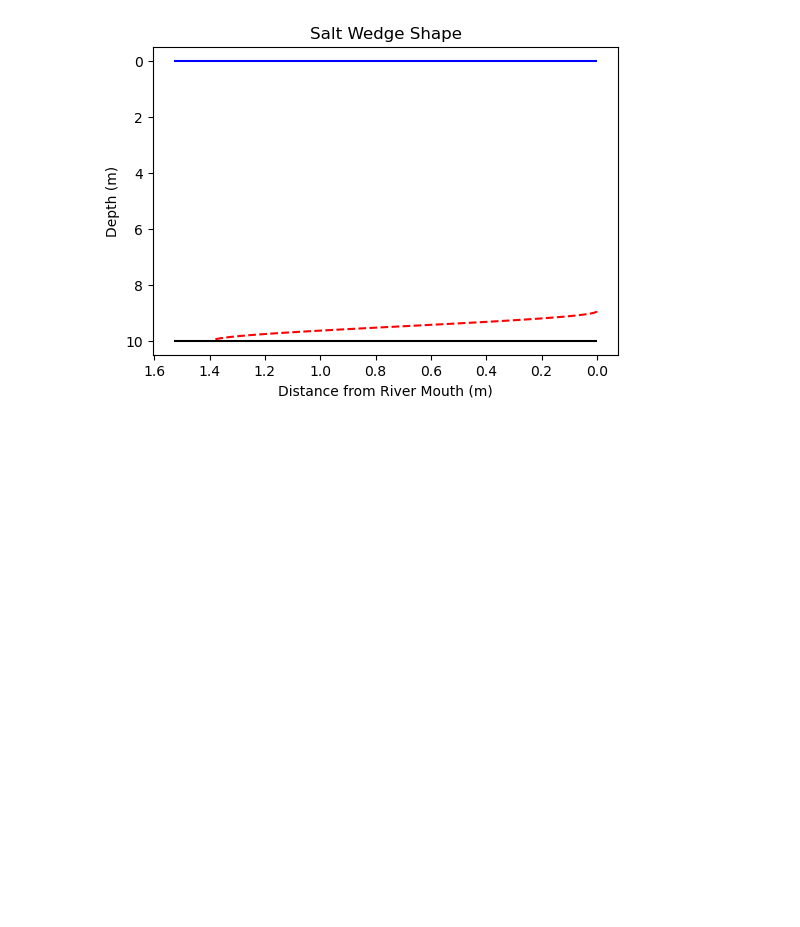
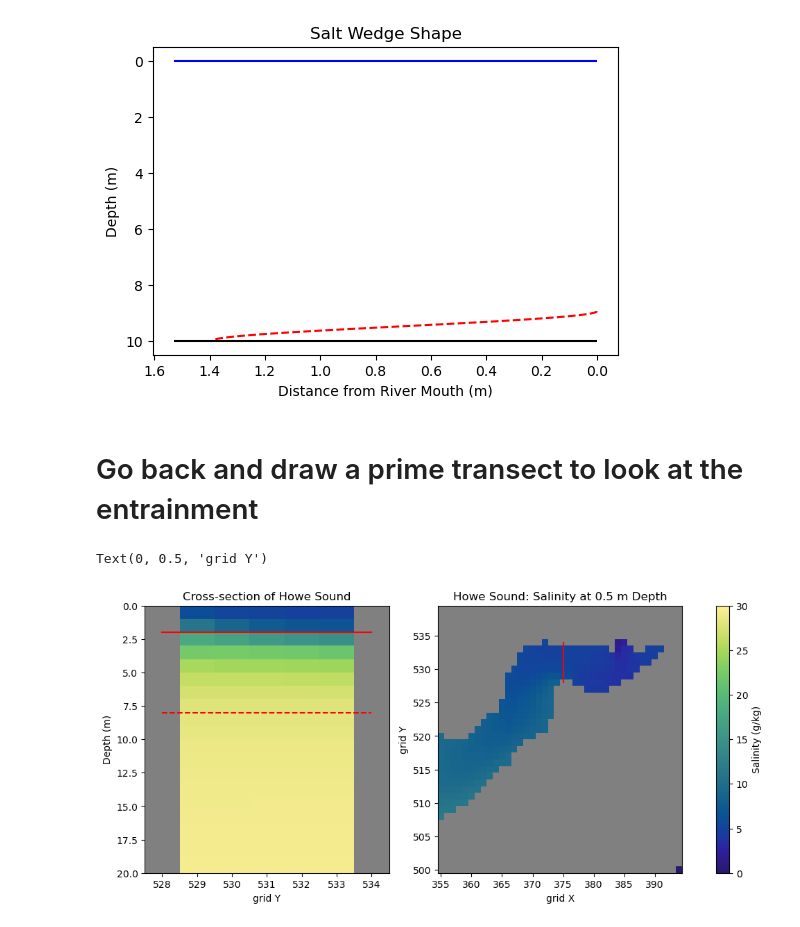
Before and after one commit to SalishSeaCast/analysis-cassidy, a Jupyter notebook: notebooks/civil541/squamish_estuary_2018_mid_flow.ipynb, the cells around one changed output. Drawn from its saved outputs; the diff is of its cells as text; code cells hidden in the pictures; blank space fills up the shorter version.

Commit message:
calculations for prime coords error in depth rn

```diff
--- a/notebooks/civil541/squamish_estuary_2018_mid_flow.ipynb
+++ b/notebooks/civil541/squamish_estuary_2018_mid_flow.ipynb
@@ -273,3 +273,44 @@ ax1.invert_xaxis()
 ax1.invert_yaxis()
 # %% [output]
 [figure]
+# %% [markdown]
+# Go back and draw a prime transect to look at the entrainment
+# %%
+D_int = 10-interface_height
+h0 = np.array([D_int, 10]).min()
+D_ind = int(np.abs(physics.depth - h0).argmin().values)
+# %%
+ymin = 28
+ymax = 34
+xval = 20
+max_depth = 20
+depth_div = 2
+depth_show = 0
+depth_mixing = D_ind
+
+cmap = cm.haline
+cmap.set_bad('gray')
+
+fig, ax = plt.subplots(1, 2, figsize=(12.5, 5))
+salinity = np.ma.masked_array(phys_sal[:, ymin:ymax+1, xval], mask=tmask_howe[:, ymin:ymax+1, xval])
+colours = ax[0].pcolormesh(physics.gridY[ymin:ymax+1], physics.depth, salinity, cmap=cmap,vmin=0,vmax=30)
+ax[0].set_ylim(0, max_depth)
+ax[0].invert_yaxis();
+cb = fig.colorbar(colours, ax=ax)
+cb.set_label('Salinity (g/kg)');
+ax[0].set_title('Cross-section of Howe Sound')
+ax[0].set_ylabel('Depth (m)')
+ax[0].set_xlabel('grid Y')
+ax[0].plot(np.arange(ymin, ymax+1)+500, np.zeros(len(np.arange(ymin, ymax+1)))+depth_div, 'r')
+ax[0].plot(np.arange(ymin, ymax+1)+500, np.zeros(len(np.arange(ymin, ymax+1)))+depth_mixing, 'r',linestyle='--')
+
+
+salinity = np.ma.masked_array(phys_sal[depth_show], mask=tmask_howe[depth_div])
+colours = ax[1].pcolormesh(physics.gridX[0:40+1], physics.gridY[0:40+1], salinity, cmap=cmap,vmin=0,vmax=30)
+ax[1].plot(np.zeros(len(np.arange(ymin, ymax+1)))+xval+355, np.arange(ymin, ymax+1)+500, 'r')
+ax[1].set_title('Howe Sound: Salinity at {} m Depth'.format(str(np.round(physics.depth[depth_show].values,2))))
+ax[1].set_xlabel('grid X')
+ax[1].set_ylabel('grid Y')
+# %% [output]
+Text(0, 0.5, 'grid Y')
+[figure, added]
```
Also changed, not shown: parts of 6 cells of this notebook, 7 other files.
